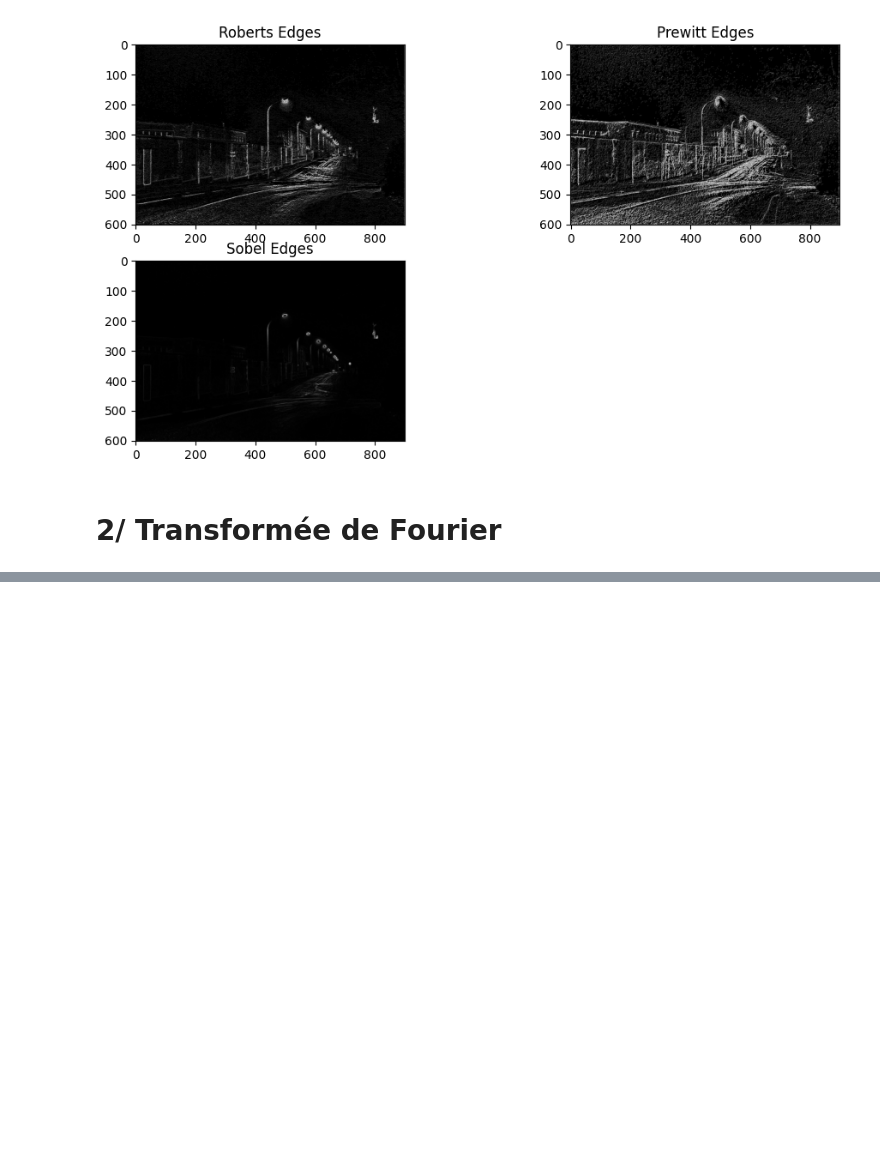
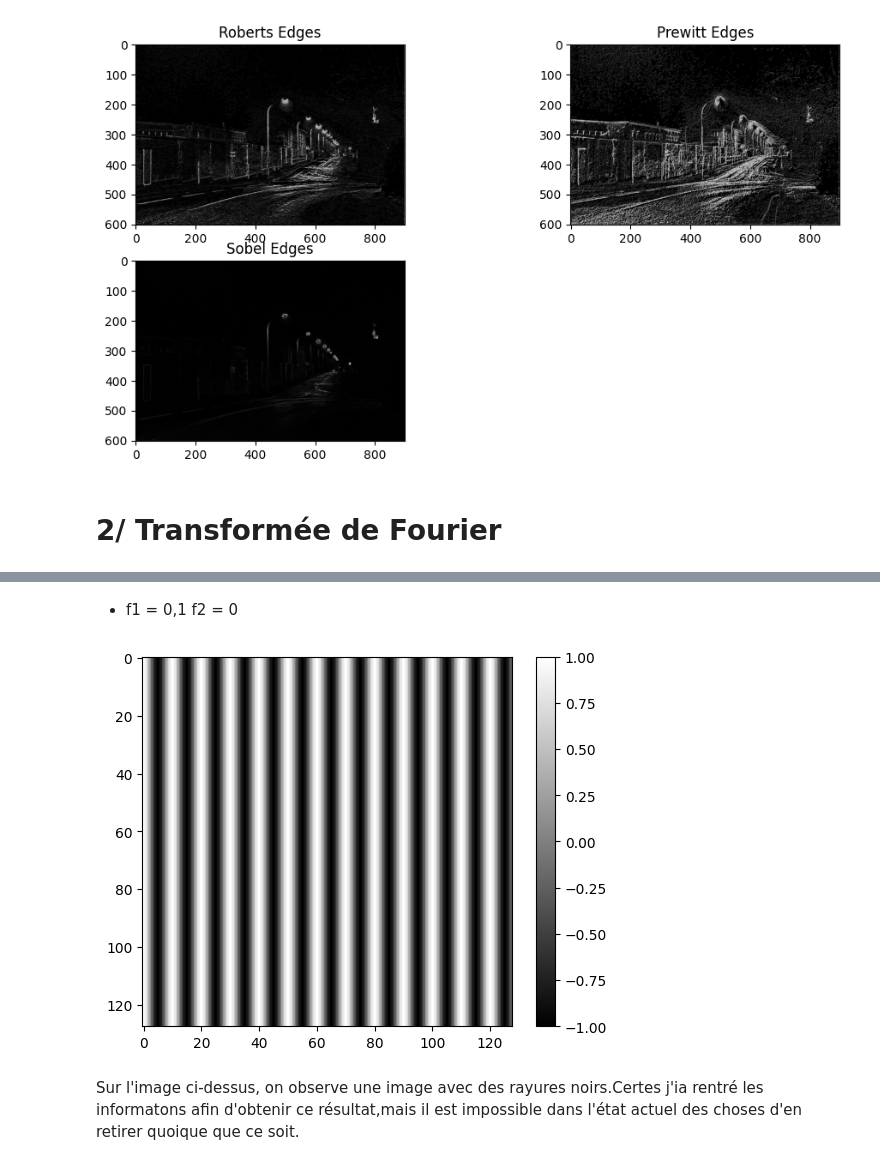
Before and after one commit to JinxYTW/TpImage2024, a Jupyter notebook: TP/tpimage.ipynb, the cells around one changed output, grey strips where cells are left out. Saved outputs shown, nothing was run; the diff lists cells and outputs as text; code cells hidden in the pictures; blank space fills up the shorter version.

```diff
--- a/TP/tpimage.ipynb
+++ b/TP/tpimage.ipynb
@@ -325,0 +337,26 @@ de calculer une TFD 1D.
+# %%
+def affiche_image(img):
+    plt.figure()
+    plt.imshow(img,cmap="gray")
+    plt.colorbar()
+# %%
+def  atom(n,m,fx,fy):
+    img=np.zeros((n, m))
+    x = np.array(np.arange(0,m))
+    y = np.arange(0,n)
+    e1 = np.exp(1j*2*np.pi*fx*x)
+    e2 = np.exp(1j*2*np.pi*fy*y)
+    for i in range(n):
+        for j in range(m):
+            img[i,j] = np.real(e2[i]*np.conjugate(e1[j]))
+    return img
+# %% [markdown]
+- f1 = 0,1  f2 = 0
+# %%
+img = atom(128,128,0.1,0)
+# %%
+affiche_image(img)
+# %% [output]
+[figure, added]
+# %% [markdown]
+Sur l'image ci-dessus, on observe une image avec des rayures noirs.Certes j'ia rentré les informatons afin d'obtenir ce résultat,mais il est impossible dans l'état actuel des choses d'en retirer quoique que ce soit.
```
Also changed, not shown: parts of 29 cells of this notebook, 4 other files.
